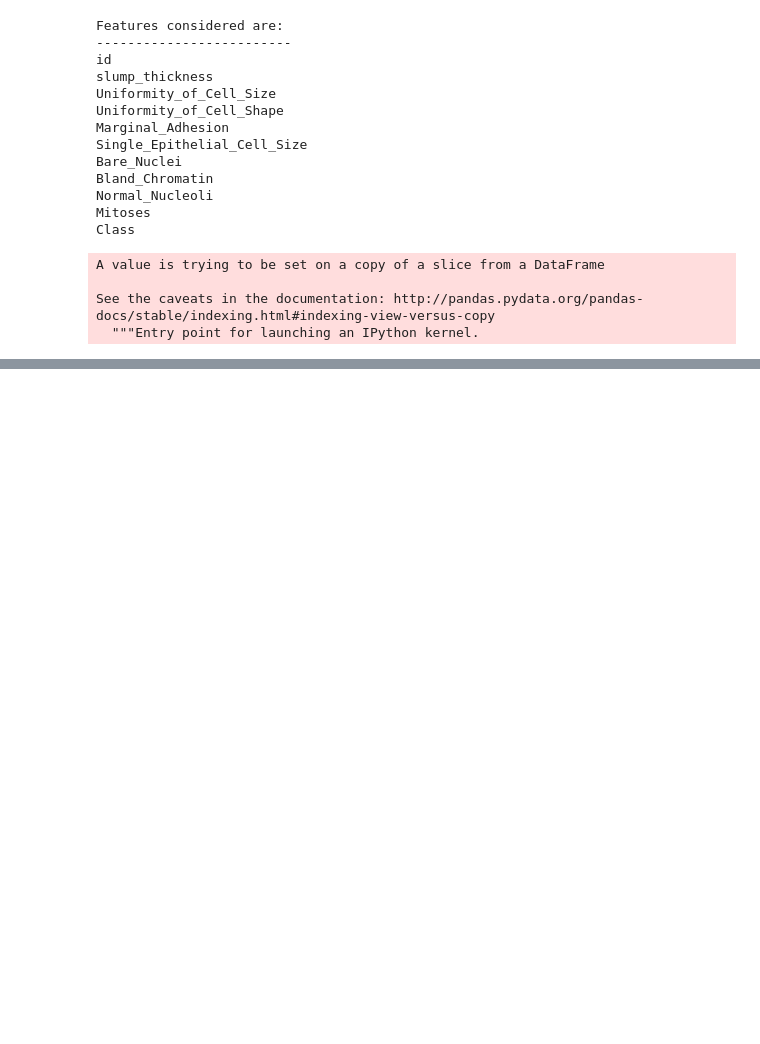
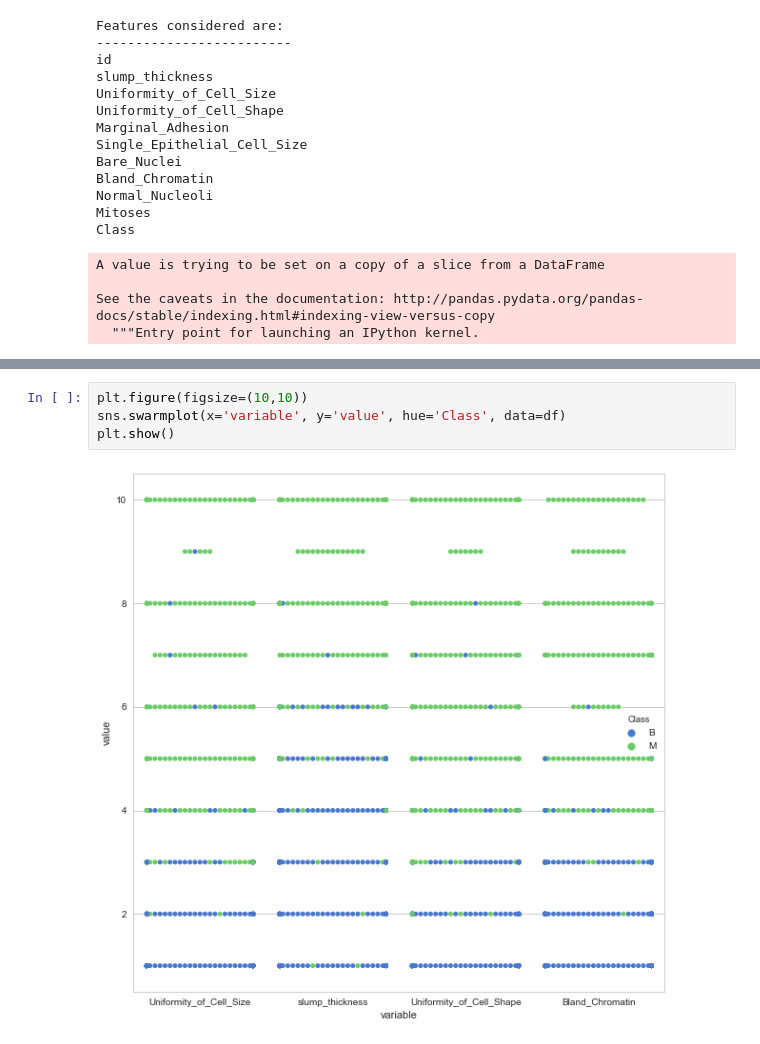
Before and after one commit to ICMR-NITM/Cancer, a Jupyter notebook: feature_eng.ipynb, the cells around one changed output, grey strips where cells are left out. Drawn from its saved outputs; the diff is of its cells as text; blank space fills up the shorter version.

```diff
--- a/feature_eng.ipynb
+++ b/feature_eng.ipynb
@@ -78,0 +80,6 @@ plt.show()
+# %%
+plt.figure(figsize=(10,10))
+sns.swarmplot(x='variable', y='value', hue='Class', data=df)
+plt.show()
+# %% [output]
+[figure, added]
```
Also changed, not shown: parts of 4 cells of this notebook, 2 other files.
